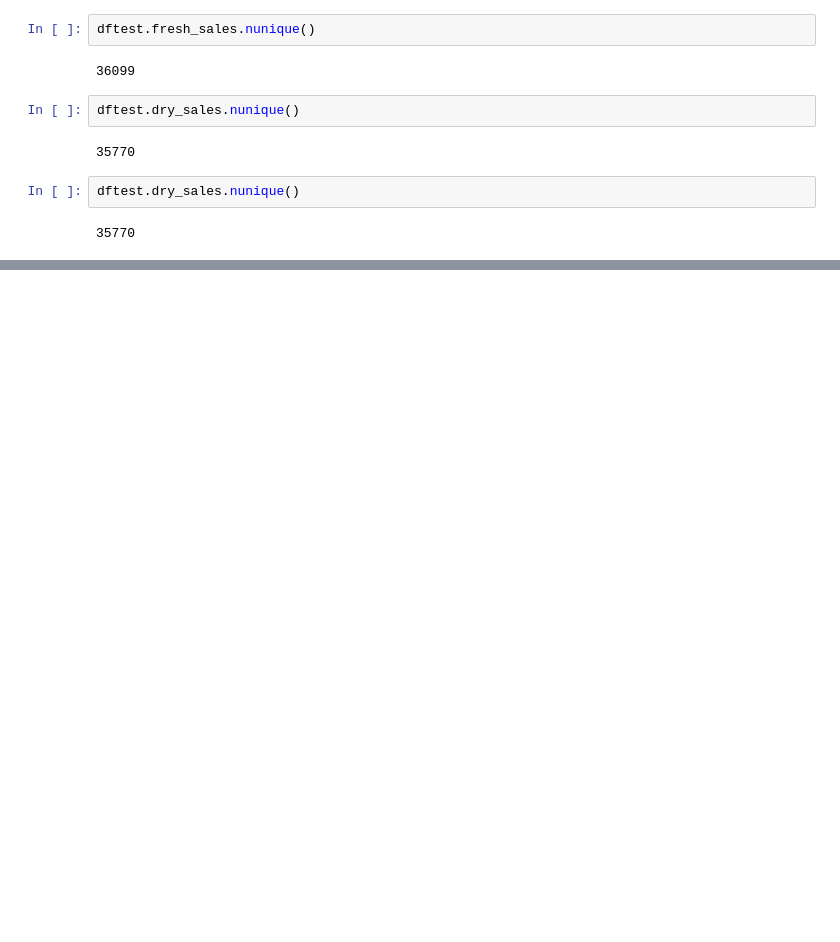
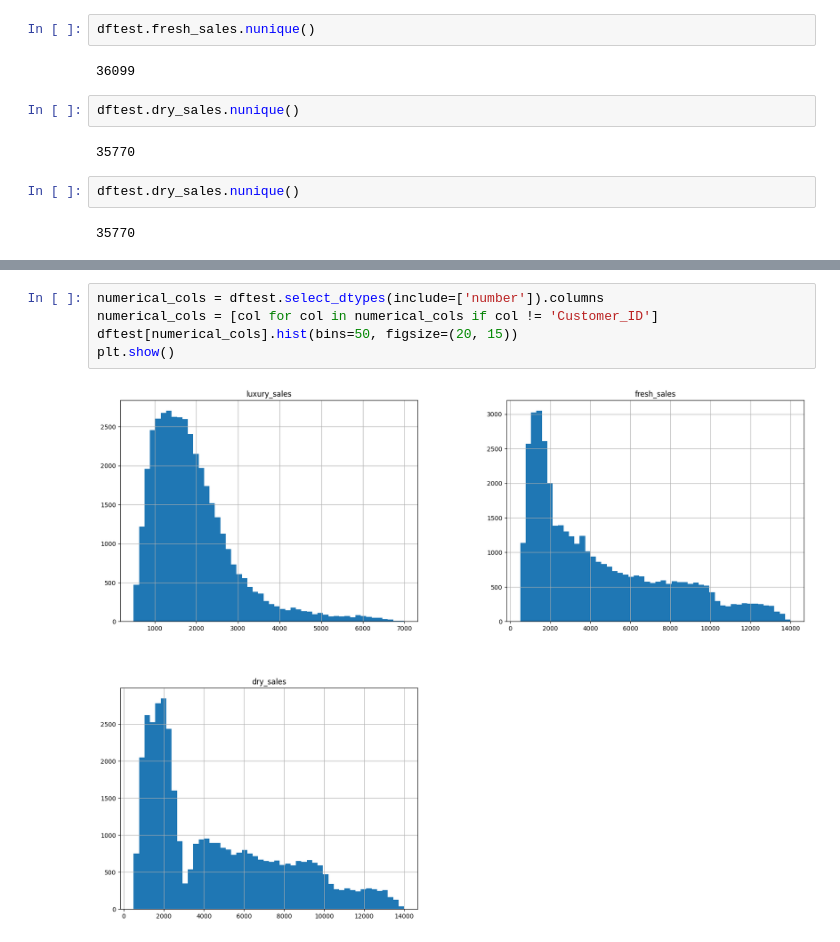
Before and after one commit to team-statstorm/dsplc2025, a Jupyter notebook: dsplc_1.ipynb, the cells around one changed output, grey strips where cells are left out. Saved outputs shown, nothing was run; the diff lists cells and outputs as text; blank space fills up the shorter version.

```diff
--- a/dsplc_1.ipynb
+++ b/dsplc_1.ipynb
@@ -856,0 +880,7 @@ dftest.dry_sales.nunique()
+# %%
+numerical_cols = dftest.select_dtypes(include=['number']).columns
+numerical_cols = [col for col in numerical_cols if col != 'Customer_ID']
+dftest[numerical_cols].hist(bins=50, figsize=(20, 15))
+plt.show()
+# %% [output]
+[figure, added]
```
Also changed, not shown: parts of 3 cells of this notebook.
